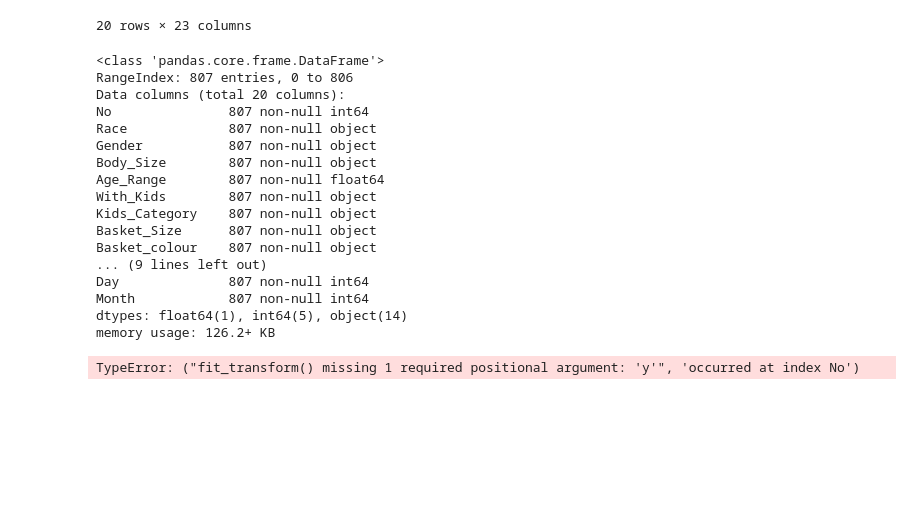
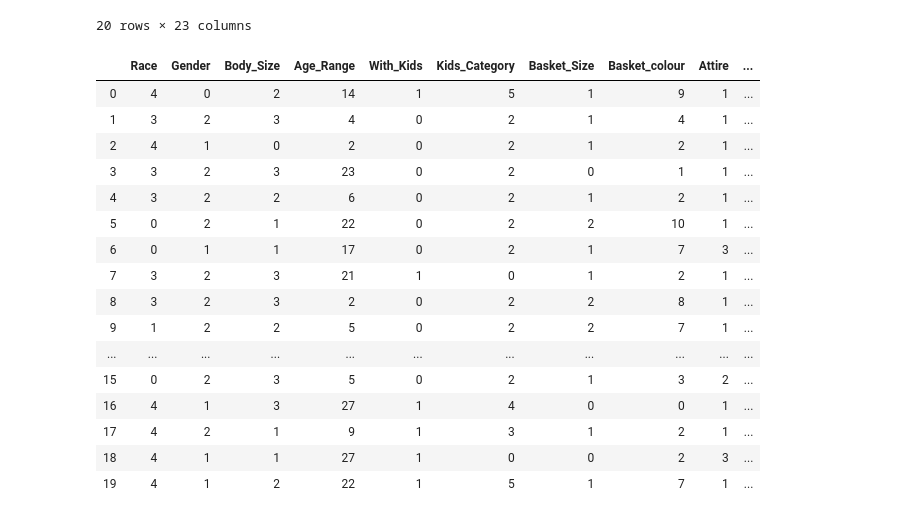
Before and after one commit to CRJoshuaa/Data-Mining-Project, a Jupyter notebook: Project_Amiera.ipynb, the cells around one changed output. Saved outputs shown, nothing was run; the diff lists cells and outputs as text; code cells hidden in the pictures; blank space fills up the shorter version.

```diff
--- a/Project_Amiera.ipynb
+++ b/Project_Amiera.ipynb
@@ -92,6 +96,7 @@ arm_select2=['Gender','Body_Size','Age_Group','Attire','Kids_Category','Spectacl
 
 cluster_select=['Race','Gender','Body_Size','Age_Range','With_Kids','Kids_Category','Basket_Size']
 
+classifier1_select=['Race','Gender','Body_Size','Age_Range','With_Kids','Kids_Category','Basket_Size','Basket_colour','Attire','Shirt_Colour','shirt_type','Pants_Colour','pants_type','Wash_Item','Washer_No','Dryer_No']
 def drop_arm(df):
     return df.drop(columns=arm_drop)
 
@@ -102,11 +107,11 @@ def select_arm2(df):
     return df[arm_select2]
 
 
-
-
-
 def select_cluster(df):
     return df[cluster_select]
+
+def select_classifier1(df):
+    return df[classifier1_select]
 # %%
 df.head()
 # %% [output]
@@ -118,14 +123,14 @@ df.head()
 | 4 | 5 | 2015-10-19 | 21:40:28 | indian | male | moderate | 34.0 | no | no_kids | ... |
 5 rows × 22 columns
 # %%
-df=(df.pipe(change_to_dateTime)
-                .pipe(get_day_col)
-                .pipe(get_month_col)
-                .pipe(fill_age)
-                .pipe(fill_withKids_yes)
-                .pipe(fill_withKids_no)
-                .pipe(fill_null_val)
-             )
+# df=(df.pipe(change_to_dateTime)
+#                 .pipe(get_day_col)
+#                 .pipe(get_month_col)
+#                 .pipe(fill_age)
+#                 .pipe(fill_withKids_yes)
+#                 .pipe(fill_withKids_no)
+#                 .pipe(fill_null_val)
+#              )
 # %%
 len(df[df.isnull().any(axis=1)])/len(df)*100
 # %% [output]
@@ -278,47 +283,40 @@ dfle.head(20)
 | 18 | 19 | 2015-10-20 | 11:13:26 | malay | female | fat | 55.0 | yes | Unknown | ... |
 | 19 | 20 | 2015-10-20 | 11:19:20 | malay | female | moderate | 50.0 | yes | young | ... |
 20 rows × 23 columns
-# %%
-dftry = df.copy()
-dftry = dftry.drop(['Date'], axis = 1)
-dftry = dftry.drop(['Time'], axis = 1)
-dftry = dftry.drop(['Time'], axis = 1)
-dftry.info()
-# %% [output]
-<class 'pandas.core.frame.DataFrame'>
-RangeIndex: 807 entries, 0 to 806
-Data columns (total 20 columns):
-No               807 non-null int64
-Race             807 non-null object
-Gender           807 non-null object
-Body_Size        807 non-null object
-Age_Range        807 non-null float64
-With_Kids        807 non-null object
-Kids_Category    807 non-null object
-Basket_Size      807 non-null object
-Basket_colour    807 non-null object
-... (9 lines left out)
-Day              807 non-null int64
-Month            807 non-null int64
-dtypes: float64(1), int64(5), object(14)
-memory usage: 126.2+ KB
 # %%
-class=(df.pipe(change_to_date)
+cleaned=(df.pipe(change_to_date)
         .pipe(fill_age)
         .pipe(fill_withKids_yes)
         .pipe(fill_withKids_no)
         .pipe(fill_null_val)
-        .pipe(select_cluster)
+        .pipe(mark_washer)
+        .pipe(mark_dryer)
+        .pipe(select_classifier1)
         .pipe(bin_age)
     )
 # %%
 from sklearn.preprocessing import LabelEncoder
 
-dfle1 = dftry.copy()
-encoder = LabelEncoder
-dfle2=dfle1.apply(encoder.fit_transform)
+encoder = LabelEncoder()
+dfle1=cleaned.apply(encoder.fit_transform)
 
 dfle1.head(20)
 # %% [output]
-TypeError: ("fit_transform() missing 1 required positional argument: 'y'", 'occurred at index No')
+|  | Race | Gender | Body_Size | Age_Range | With_Kids | Kids_Category | Basket_Size | Basket_colour | Attire | ... |
+| 0 | 4 | 0 | 2 | 14 | 1 | 5 | 1 | 9 | 1 | ... |
+| 1 | 3 | 2 | 3 | 4 | 0 | 2 | 1 | 4 | 1 | ... |
+| 2 | 4 | 1 | 0 | 2 | 0 | 2 | 1 | 2 | 1 | ... |
+| 3 | 3 | 2 | 3 | 23 | 0 | 2 | 0 | 1 | 1 | ... |
+| 4 | 3 | 2 | 2 | 6 | 0 | 2 | 1 | 2 | 1 | ... |
+| 5 | 0 | 2 | 1 | 22 | 0 | 2 | 2 | 10 | 1 | ... |
+| 6 | 0 | 1 | 1 | 17 | 0 | 2 | 1 | 7 | 3 | ... |
+| 7 | 3 | 2 | 3 | 21 | 1 | 0 | 1 | 2 | 1 | ... |
+| 8 | 3 | 2 | 3 | 2 | 0 | 2 | 2 | 8 | 1 | ... |
+| 9 | 1 | 2 | 2 | 5 | 0 | 2 | 2 | 7 | 1 | ... |
+| ... | ... | ... | ... | ... | ... | ... | ... | ... | ... | ... |
+| 15 | 0 | 2 | 3 | 5 | 0 | 2 | 1 | 3 | 2 | ... |
+| 16 | 4 | 1 | 3 | 27 | 1 | 4 | 0 | 0 | 1 | ... |
+| 17 | 4 | 2 | 1 | 9 | 1 | 3 | 1 | 2 | 1 | ... |
+| 18 | 4 | 1 | 1 | 27 | 1 | 0 | 0 | 2 | 3 | ... |
+| 19 | 4 | 1 | 2 | 22 | 1 | 5 | 1 | 7 | 1 | ... |
 # %%
```
Also changed, not shown: parts of 4 cells of this notebook, 1 other file.
